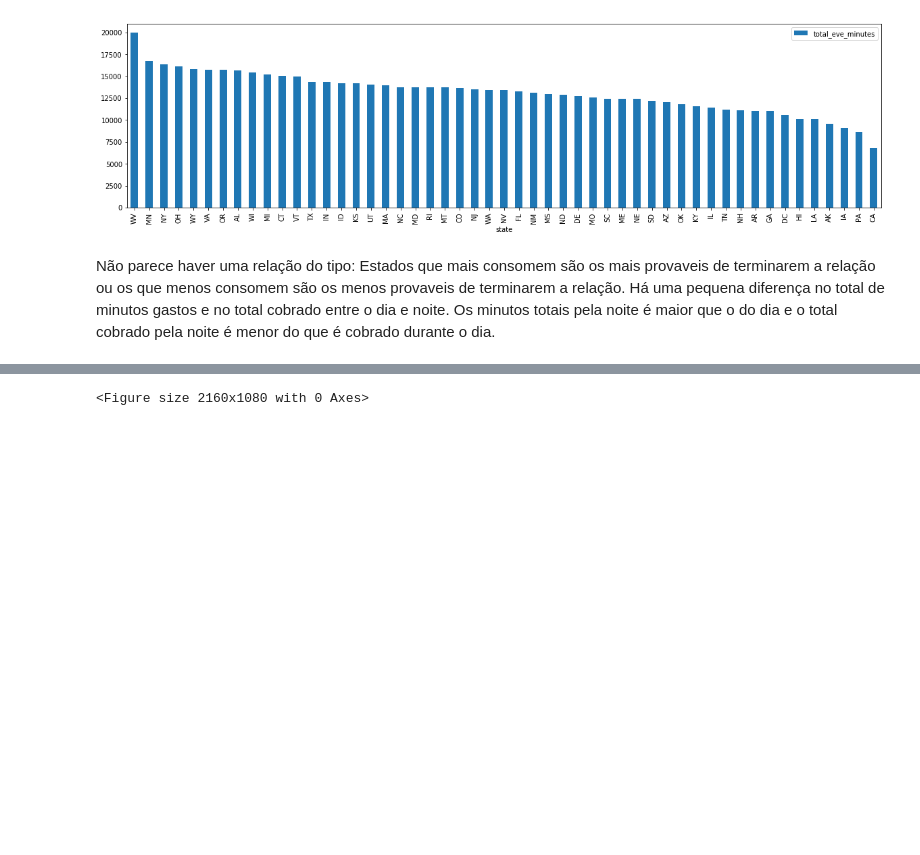
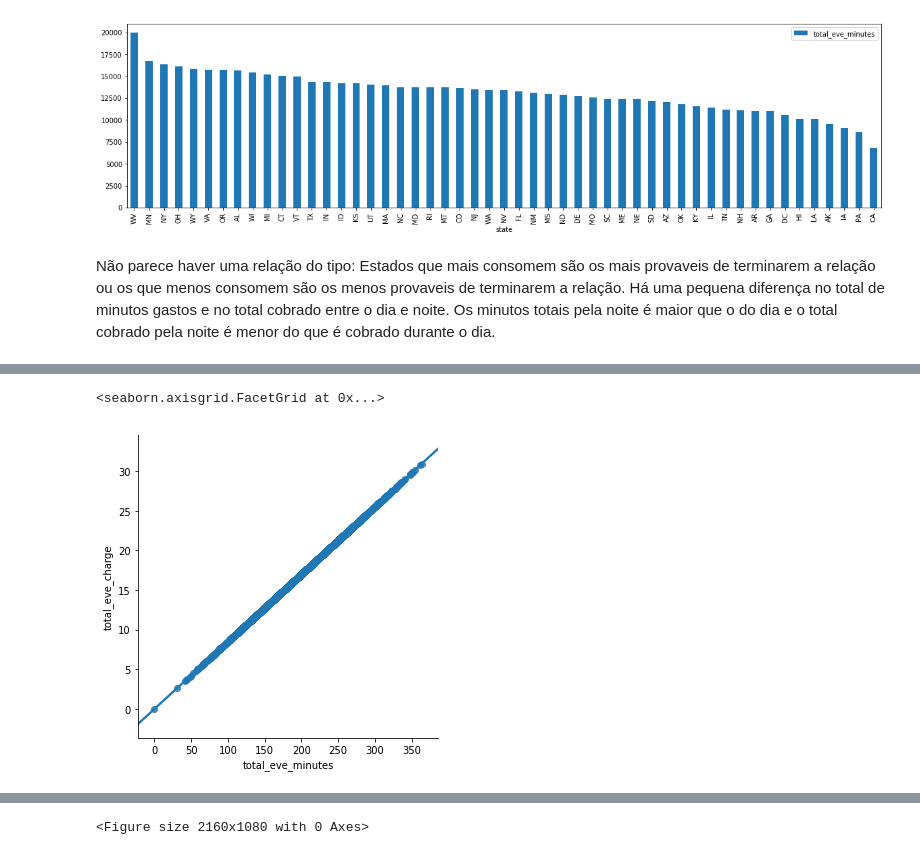
Before and after one commit to marlonmoreira1/projeto4_telecom_churn, a Jupyter notebook: telecom_churn.ipynb, the cells around one changed output, grey strips where cells are left out. Cells and saved outputs as stored; diff of their text form; code cells hidden in the pictures; blank space fills up the shorter version.

```diff
--- a/telecom_churn.ipynb
+++ b/telecom_churn.ipynb
@@ -156,0 +190,5 @@ Não parece haver uma relação do tipo: Estados que mais consomem são os mais
+# %%
+sns.lmplot(x='total_eve_minutes',y='total_eve_charge',data=treino)
+# %% [output]
+<seaborn.axisgrid.FacetGrid at 0x...>
+[figure, added]
```
Also changed, not shown: parts of 10 cells of this notebook.
